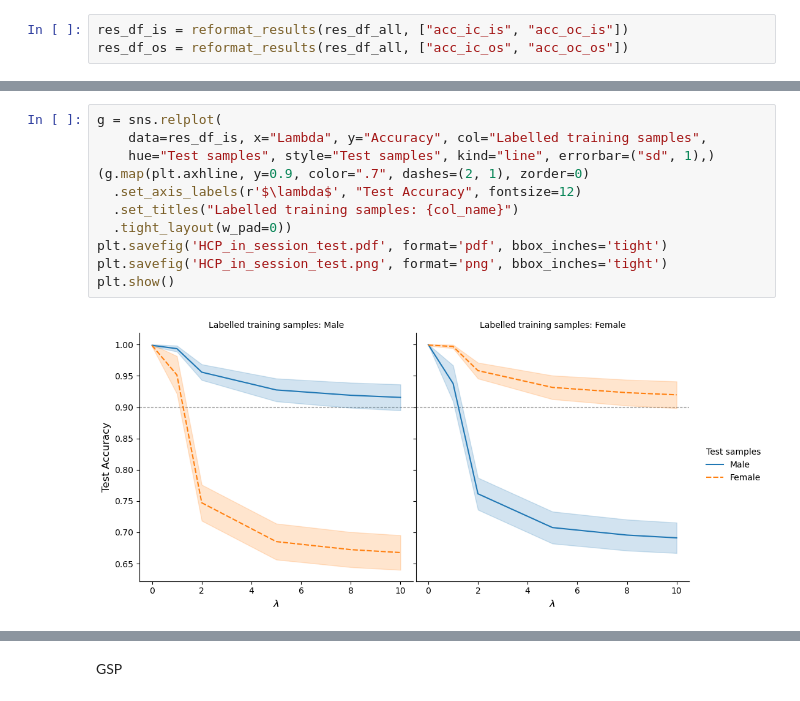
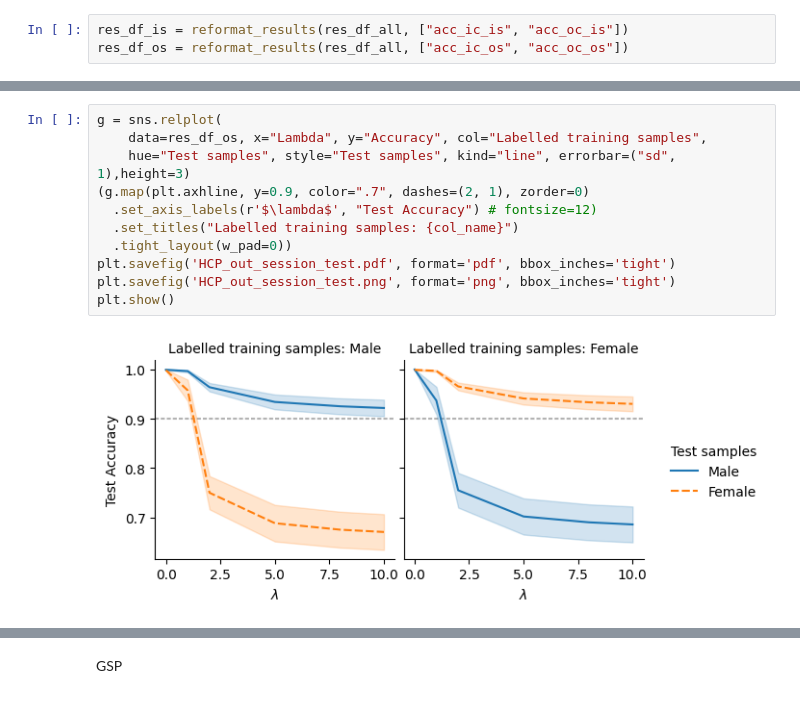
Before and after one commit to shuo-zhou/GSDA-Lateralization, a Jupyter notebook: model_stats/plot.ipynb, the cells around one changed output, grey strips where cells are left out. Drawn from its saved outputs; the diff is of its cells as text.

Commit message:
update figure

```diff
--- a/model_stats/plot.ipynb
+++ b/model_stats/plot.ipynb
@@ -78,13 +92,13 @@ res_df_os = reformat_results(res_df_all, ["acc_ic_os", "acc_oc_os"])
 # %%
 g = sns.relplot(
-    data=res_df_is, x="Lambda", y="Accuracy", col="Labelled training samples",
-    hue="Test samples", style="Test samples", kind="line", errorbar=("sd", 1),)
+    data=res_df_os, x="Lambda", y="Accuracy", col="Labelled training samples",
+    hue="Test samples", style="Test samples", kind="line", errorbar=("sd", 1),height=3)
 (g.map(plt.axhline, y=0.9, color=".7", dashes=(2, 1), zorder=0)
-  .set_axis_labels(r'$\lambda$', "Test Accuracy", fontsize=12)
+  .set_axis_labels(r'$\lambda$', "Test Accuracy") # fontsize=12)
   .set_titles("Labelled training samples: {col_name}")
   .tight_layout(w_pad=0))
-plt.savefig('HCP_in_session_test.pdf', format='pdf', bbox_inches='tight')
-plt.savefig('HCP_in_session_test.png', format='png', bbox_inches='tight')
+plt.savefig('HCP_out_session_test.pdf', format='pdf', bbox_inches='tight')
+plt.savefig('HCP_out_session_test.png', format='png', bbox_inches='tight')
 plt.show()
 # %% [output]
-[figure, old version]
+[figure, new version]
```
Also changed, not shown: parts of 7 cells of this notebook.
